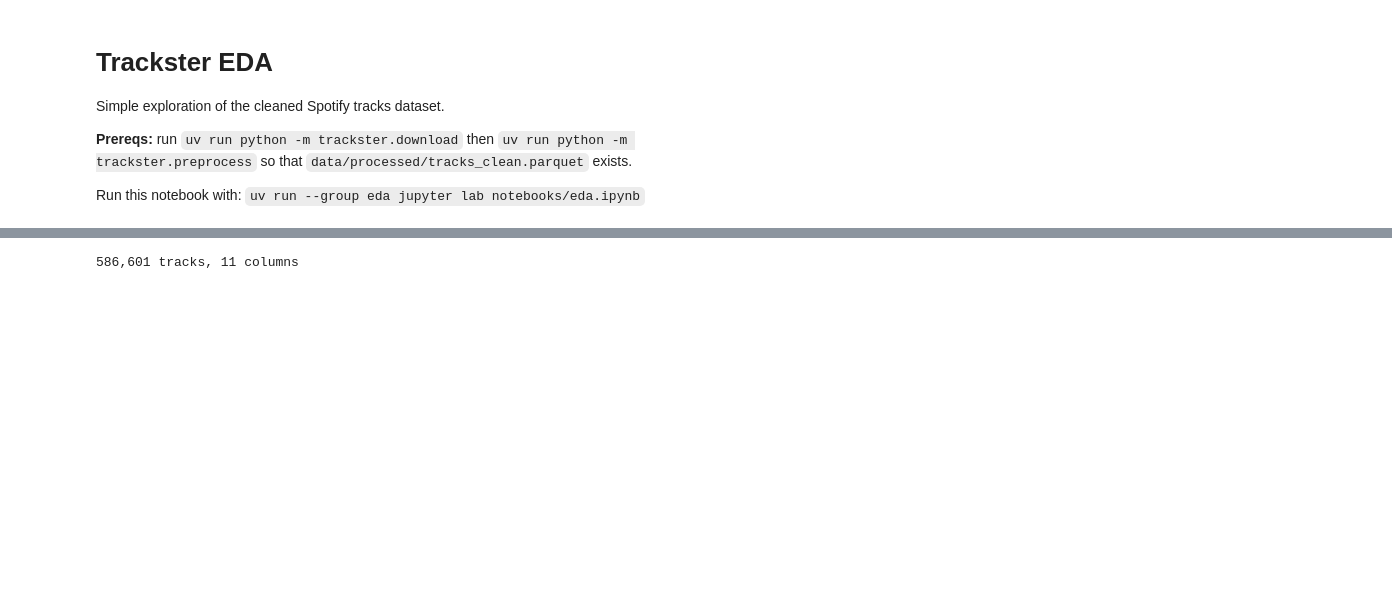
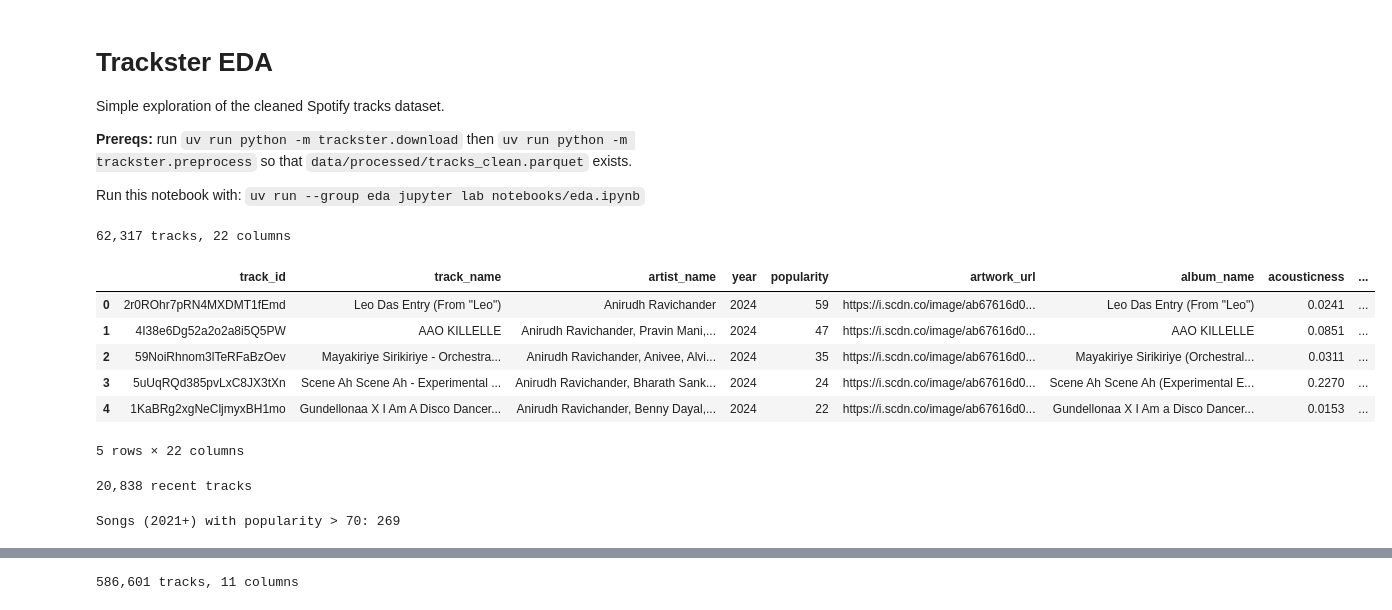
Before and after one commit to alvarezcondeluis/trackster, a Jupyter notebook: notebooks/eda.ipynb, the cells around one changed output, grey strips where cells are left out. Saved outputs shown, nothing was run; the diff lists cells and outputs as text; code cells hidden in the pictures; blank space fills up the shorter version.

```diff
--- a/notebooks/eda.ipynb
+++ b/notebooks/eda.ipynb
@@ -6,3 +6,41 @@ Simple exploration of the cleaned Spotify tracks dataset.
 **Prereqs:** run `uv run python -m trackster.download` then `uv run python -m trackster.preprocess` so that `data/processed/tracks_clean.parquet` exists.
 
 Run this notebook with: `uv run --group eda jupyter lab notebooks/eda.ipynb`
+# %%
+import sys
+from pathlib import Path
+import pandas as pd
+import matplotlib.pyplot as plt
+import seaborn as sns
+
+# Make the `trackster` package importable when running from notebooks/.
+sys.path.insert(0, str(Path.cwd().parent / "src"))
+from trackster.config import PROCESSED_DIR, REPORTS_DIR, ensure_dirs
+
+ensure_dirs()
+sns.set_theme(style="whitegrid")
+
+df = pd.read_csv("../data/raw/archive/spotify_tracks.csv")
+print(f"{len(df):,} tracks, {df.shape[1]} columns")
+df.head()
+# %% [output]
+62,317 tracks, 22 columns
+|  | track_id | track_name | artist_name | year | popularity | artwork_url | album_name | acousticness | ... |
+| 0 | 2r0ROhr7pRN4MXDMT1fEmd | Leo Das Entry (From "Leo") | Anirudh Ravichander | 2024 | 59 | https://i.scdn.co/image/ab67616d0... | Leo Das Entry (From "Leo") | 0.0241 | ... |
+| 1 | 4I38e6Dg52a2o2a8i5Q5PW | AAO KILLELLE | Anirudh Ravichander, Pravin Mani,... | 2024 | 47 | https://i.scdn.co/image/ab67616d0... | AAO KILLELLE | 0.0851 | ... |
+| 2 | 59NoiRhnom3lTeRFaBzOev | Mayakiriye Sirikiriye - Orchestra... | Anirudh Ravichander, Anivee, Alvi... | 2024 | 35 | https://i.scdn.co/image/ab67616d0... | Mayakiriye Sirikiriye (Orchestral... | 0.0311 | ... |
+| 3 | 5uUqRQd385pvLxC8JX3tXn | Scene Ah Scene Ah - Experimental ... | Anirudh Ravichander, Bharath Sank... | 2024 | 24 | https://i.scdn.co/image/ab67616d0... | Scene Ah Scene Ah (Experimental E... | 0.2270 | ... |
+| 4 | 1KaBRg2xgNeCljmyxBH1mo | Gundellonaa X I Am A Disco Dancer... | Anirudh Ravichander, Benny Dayal,... | 2024 | 22 | https://i.scdn.co/image/ab67616d0... | Gundellonaa X I Am a Disco Dancer... | 0.0153 | ... |
+5 rows × 22 columns
+# %%
+recent = df[df['year'] > 2020].copy()
+print(f"{len(recent):,} recent tracks")
+# %% [output]
+20,838 recent tracks
+# %%
+POP_THRESHOLD = 70
+popular = recent[recent["popularity"] > POP_THRESHOLD]
+
+print(f"Songs (2021+) with popularity > {POP_THRESHOLD}: {len(popular):,}")
+# %% [output]
+Songs (2021+) with popularity > 70: 269
```
Also changed, not shown: parts of 3 cells of this notebook, 18 other files.
